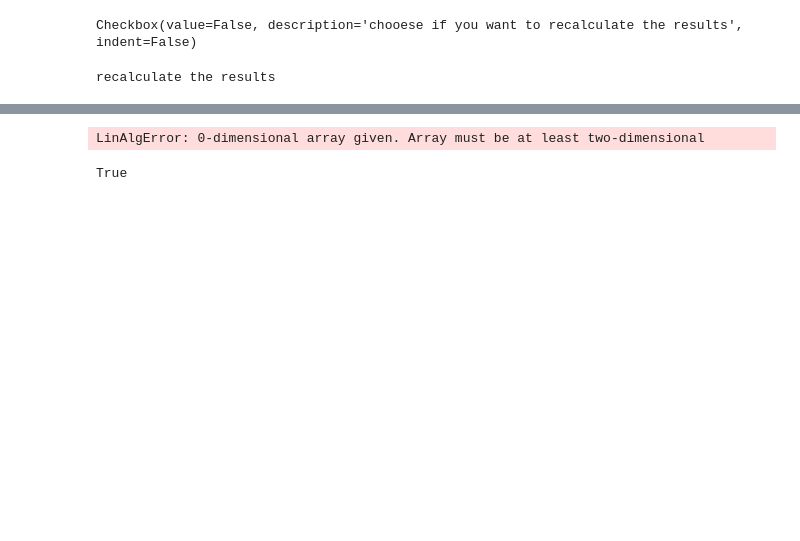
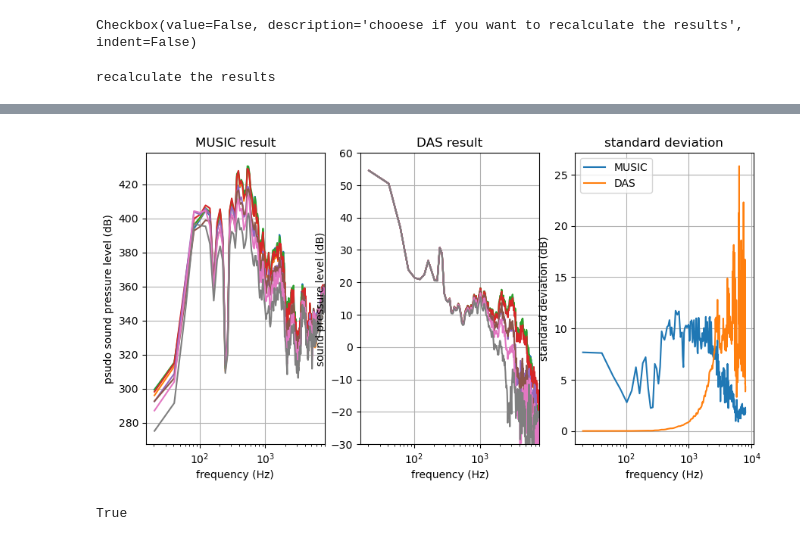
Before and after one commit to 1ieng2en/3d_beamforming, a Jupyter notebook: 3dbf_app.ipynb, the cells around one changed output, grey strips where cells are left out. Saved outputs shown, nothing was run; the diff lists cells and outputs as text; code cells hidden in the pictures; blank space fills up the shorter version.

```diff
--- a/3dbf_app.ipynb
+++ b/3dbf_app.ipynb
@@ -130,0 +99,5 @@ executing.executing.NotOneValueFound: Expected one value, found 0
+# %%
+# plot the result
+plotter, p_range = BF_analysis.plot(result, dynamic_range=10, max_crop=0,  plot_mesh = True, opacity=None)
+# plotter.add_title(f"Beamforming result at {freq} Hz")
+plotter.show()
@@ -130,0 +106,6 @@ executing.executing.NotOneValueFound: Expected one value, found 0
+# %%
+
+plotter_add_slice, cloud = BF_analysis.add_slicer(plotter, mode, p_range = None, plane='xy',
+                                           center = [0,0],position=0.25,
+                                           size=[1, 3], plot_mesh=False,
+                                           dynamic_range=80, density=500)
@@ -130,0 +152,6 @@ executing.executing.NotOneValueFound: Expected one value, found 0
+# %%
+
+plotter_add_slice, cloud = BF_analysis.add_slicer(plotter, mode, p_range = None, plane='yz',
+                                           center = [0,0.2],position=0.2,
+                                           size=[1, 1], plot_mesh=False,
+                                           dynamic_range=80, density=500)
@@ -154,7 +228,7 @@ Press Y to switch to the ortho view,
 # %%
 import numpy as np
 
-freq_list = BF_analysis.get_freq_list(freq_range=[200, 8000])
+freq_list = BF_analysis.calculate_sparse(freq_range=[10, 8000])
 
 points_np = np.asarray(cpcd.points)
 picked_points_index = processor.vis.get_picked_points()
@@ -164,15 +238,64 @@ single_point_pcd = o3d.geometry.PointCloud()
 # store the picked points in a point cloud
 single_point_pcd.points = o3d.utility.Vector3dVector(picked_points)
 
-result_muti = []
+result_muti_MUSIC = []
+result_muti_DAS = []
+
+result = []
 for freq in freq_list:
     # set the current frequency
     BF_analysis.freq = freq
     mode = 'MUSIC1'
     # initialize the variables
-    BF_analysis = SoundFieldAnalysis(pcd_mic,recording,single_point_pcd, freq=freq)
+    BF_analysis.mic_pcd = pcd_mic
+    BF_analysis.sound_field = recording
+    BF_analysis.pcd = single_point_pcd
+    BF_analysis.points = np.array(single_point_pcd.points)
+
+    BF_analysis.calculate_csm()
     result = BF_analysis.gen_result(mode)
-    result_muti.append(result)
+    result_muti_MUSIC.append(result)
+
+result = []
+for freq in freq_list:
+    # set the current frequency
+    BF_analysis.freq = freq
+    mode = 'DAS-Non-splice'
+
+    BF_analysis.calculate_csm()
+    result = BF_analysis.gen_result(mode)
+    result_muti_DAS.append(result)
-# %% [output]
-LinAlgError: 0-dimensional array given. Array must be at least two-dimensional
+# %%
+import matplotlib.pyplot as plt
+
+freq_range = [0, 8000]
+plt.figure(figsize=(14, 5))
+plt.subplot(1, 4, 1)
+plt.title('MUSIC result')
+plt.ylabel('psudo sound pressure level (dB)')
+plt.xlabel('frequency (Hz)')
+plt.semilogx(freq_list, result_muti_MUSIC)
+plt.xlim(freq_range)
+plt.grid()
+
+plt.subplot(1, 4, 2)
+plt.title('DAS result')
+plt.ylabel('sound pressure level (dB)')
+plt.xlabel('frequency (Hz)')
+plt.semilogx(freq_list, result_muti_DAS)
+plt.xlim([0,8000])
+plt.ylim([-30, 60])
+
+plt.grid()
+
+plt.subplot(1, 4, 3)
+plt.semilogx(freq_list, np.std(result_muti_MUSIC, axis=1))
+plt.semilogx(freq_list, np.std(result_muti_DAS, axis=1))
+plt.title('standard deviation')
+plt.ylabel('standard deviation (dB)')
+plt.xlabel('frequency (Hz)')
+plt.legend(['MUSIC', 'DAS'])
+plt.grid()
+# %% [output]
+[figure, added]
 # %%
```
Also changed, not shown: parts of 15 cells of this notebook, 24 other files.
